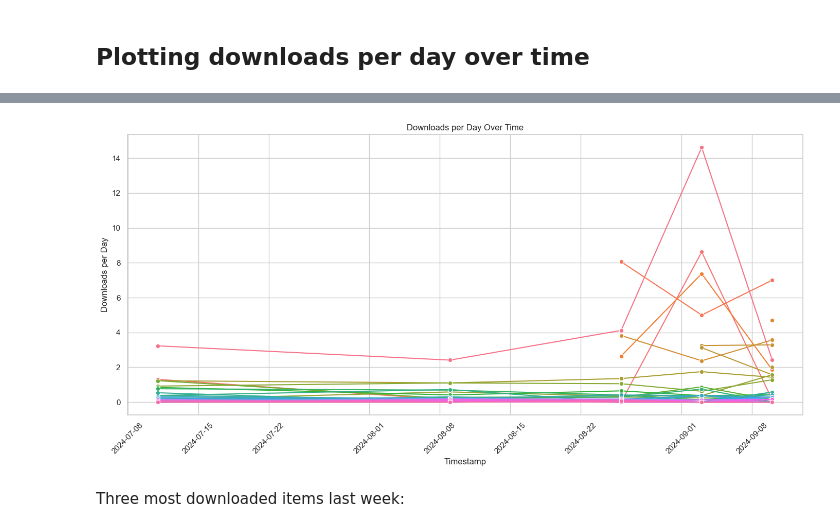
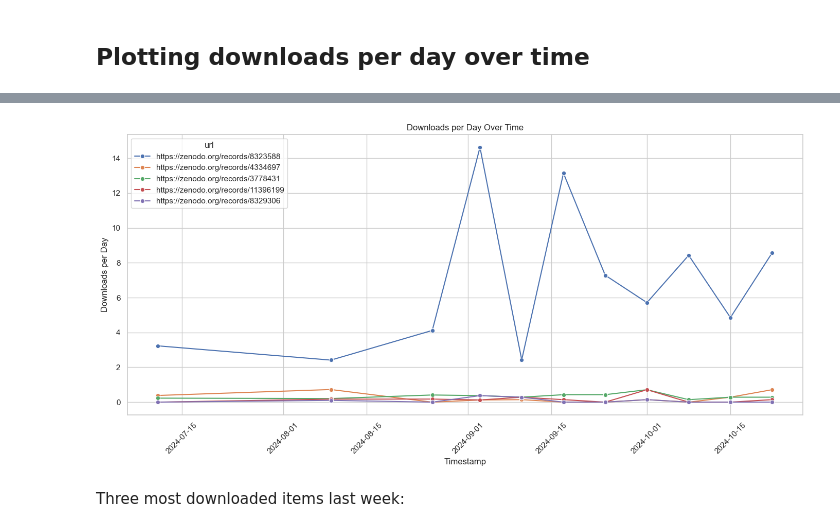
Before and after one commit to NFDI4BIOIMAGE/training, a Jupyter notebook: notebooks/download_stats.ipynb, the cells around one changed output, grey strips where cells are left out. Saved outputs shown, nothing was run; the diff lists cells and outputs as text; code cells hidden in the pictures.

```diff
--- a/notebooks/download_stats.ipynb
+++ b/notebooks/download_stats.ipynb
@@ -97,22 +97,34 @@ df.head()
 # %%
 # Set the style for seaborn plots
 sns.set(style="whitegrid")
 
-# Create the line plot without legend
+# Display only the top 5 URLs based on their count
+top_labels = df['url'].value_counts().nlargest(5).index
+
+# Filter the DataFrame to include only the top URLs
+filtered_df = df[df['url'].isin(top_labels)]
+
+# Create the line plot
 plt.figure(figsize=(14, 7))
-sns.lineplot(data=df, x='timestamp', y='downloads_per_day', hue='url', marker='o', legend=False)
+ax = sns.lineplot(data=filtered_df, x='timestamp', y='downloads_per_day', hue='url', marker='o')
 
 # Add title and labels
 plt.title('Downloads per Day Over Time')
 plt.xlabel('Timestamp')
 plt.ylabel('Downloads per Day')
 
+# Retrieve legend handles and labels
+handles, labels = ax.get_legend_handles_labels()
+
+# Create the legend with the top labels
+plt.legend(handles, top_labels, title='url', loc='upper left')
+
 # Customize the plot
 plt.xticks(rotation=45)  # Rotate x-axis labels for better readability
 plt.tight_layout()  # Adjust layout for better fit
 plt.show()
 # %% [output]
-[figure, old version]
+[figure, new version]
 # %% [markdown]
 Three most downloaded items last week:
 # %%
```
Also changed, not shown: parts of 6 cells of this notebook.
